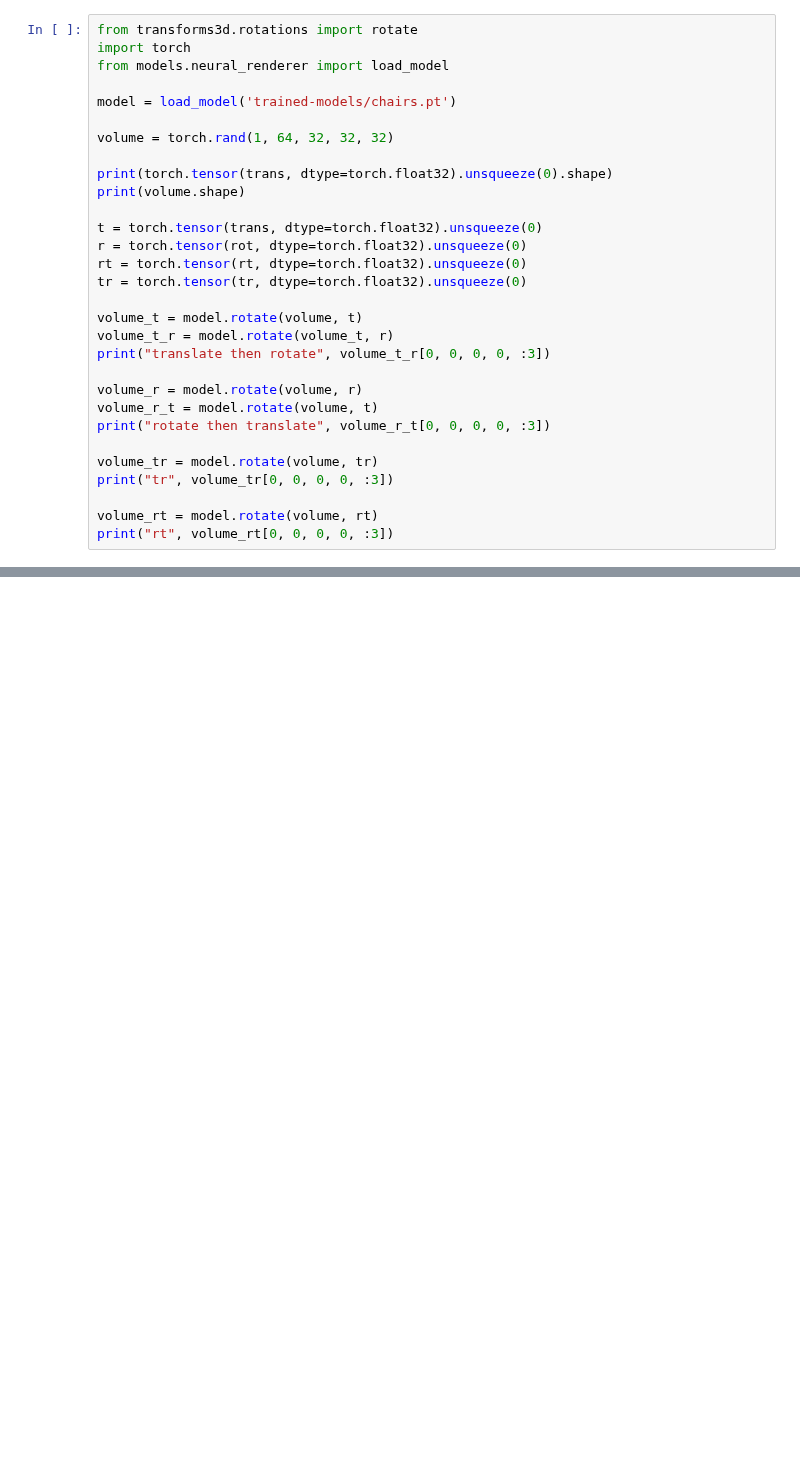
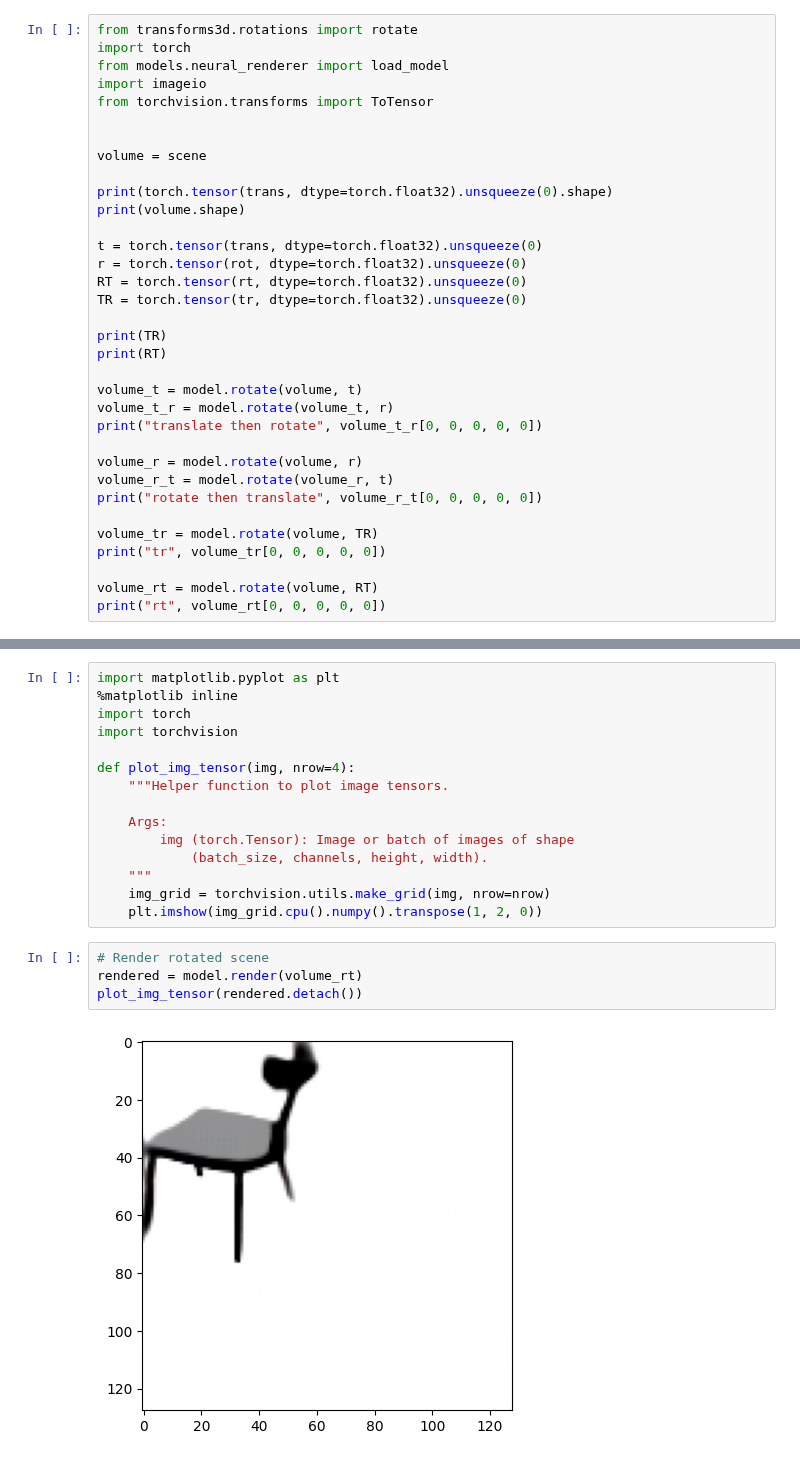
Before and after one commit to elidub/equiv-neural-rendering, a Jupyter notebook: matrix_mult.ipynb, the cells around one changed output, grey strips where cells are left out. Saved outputs shown, nothing was run; the diff lists cells and outputs as text; blank space fills up the shorter version.

```diff
--- a/matrix_mult.ipynb
+++ b/matrix_mult.ipynb
@@ -80,32 +82,36 @@ How does this work if we rotate the camera?
 from transforms3d.rotations import rotate
 import torch
 from models.neural_renderer import load_model
+import imageio
+from torchvision.transforms import ToTensor
 
-model = load_model('trained-models/chairs.pt')
 
-volume = torch.rand(1, 64, 32, 32, 32)
+volume = scene
 
 print(torch.tensor(trans, dtype=torch.float32).unsqueeze(0).shape)
 print(volume.shape)
 
 t = torch.tensor(trans, dtype=torch.float32).unsqueeze(0)
 r = torch.tensor(rot, dtype=torch.float32).unsqueeze(0)
-rt = torch.tensor(rt, dtype=torch.float32).unsqueeze(0)
-tr = torch.tensor(tr, dtype=torch.float32).unsqueeze(0)
+RT = torch.tensor(rt, dtype=torch.float32).unsqueeze(0)
+TR = torch.tensor(tr, dtype=torch.float32).unsqueeze(0)
+
+print(TR)
+print(RT)
 
 volume_t = model.rotate(volume, t)
 volume_t_r = model.rotate(volume_t, r)
-print("translate then rotate", volume_t_r[0, 0, 0, 0, :3])
+print("translate then rotate", volume_t_r[0, 0, 0, 0, 0])
 
 volume_r = model.rotate(volume, r)
-volume_r_t = model.rotate(volume, t)
-print("rotate then translate", volume_r_t[0, 0, 0, 0, :3])
+volume_r_t = model.rotate(volume_r, t)
+print("rotate then translate", volume_r_t[0, 0, 0, 0, 0])
 
-volume_tr = model.rotate(volume, tr)
-print("tr", volume_tr[0, 0, 0, 0, :3])
+volume_tr = model.rotate(volume, TR)
+print("tr", volume_tr[0, 0, 0, 0, 0])
 
-volume_rt = model.rotate(volume, rt)
-print("rt", volume_rt[0, 0, 0, 0, :3])
+volume_rt = model.rotate(volume, RT)
+print("rt", volume_rt[0, 0, 0, 0, 0])
 # %% [output]
 torch.Size([1, 4, 4])
 torch.Size([1, 64, 32, 32, 32])
@@ -115,0 +146,21 @@ rt tensor([0.0000, 0.2324, 0.1720])
+# %%
+import matplotlib.pyplot as plt
+%matplotlib inline
+import torch
+import torchvision
+
+def plot_img_tensor(img, nrow=4):
+    """Helper function to plot image tensors.
+
+    Args:
+        img (torch.Tensor): Image or batch of images of shape
+            (batch_size, channels, height, width).
+    """
+    img_grid = torchvision.utils.make_grid(img, nrow=nrow)
+    plt.imshow(img_grid.cpu().numpy().transpose(1, 2, 0))
+# %%
+# Render rotated scene
+rendered = model.render(volume_rt)
+plot_img_tensor(rendered.detach())
+# %% [output]
+[figure, added]
```
Also changed, not shown: parts of 13 cells of this notebook.
